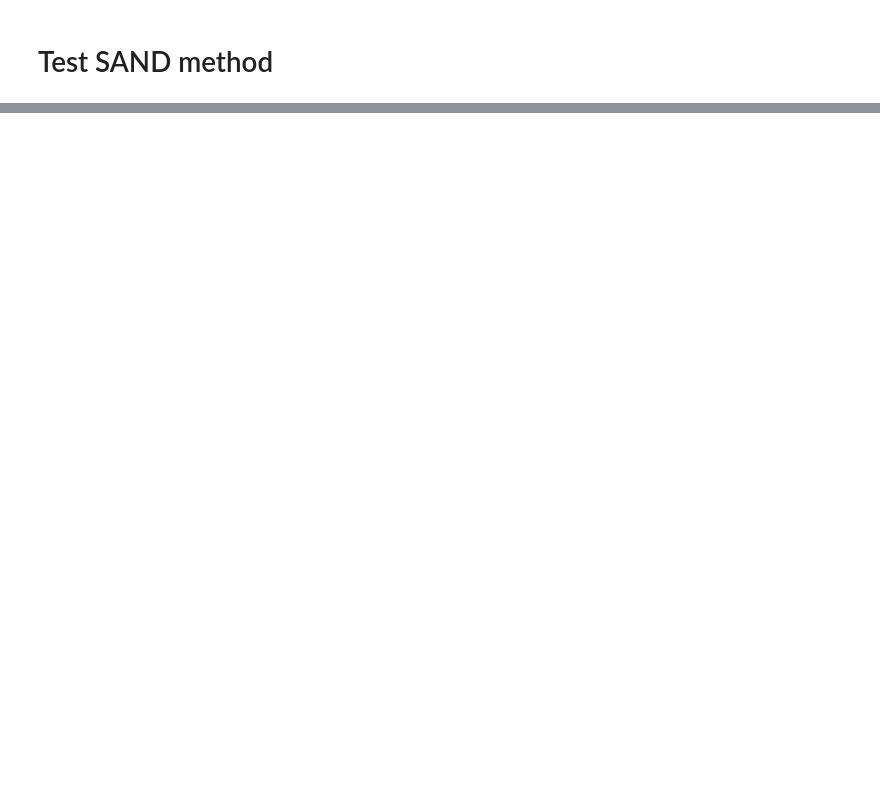
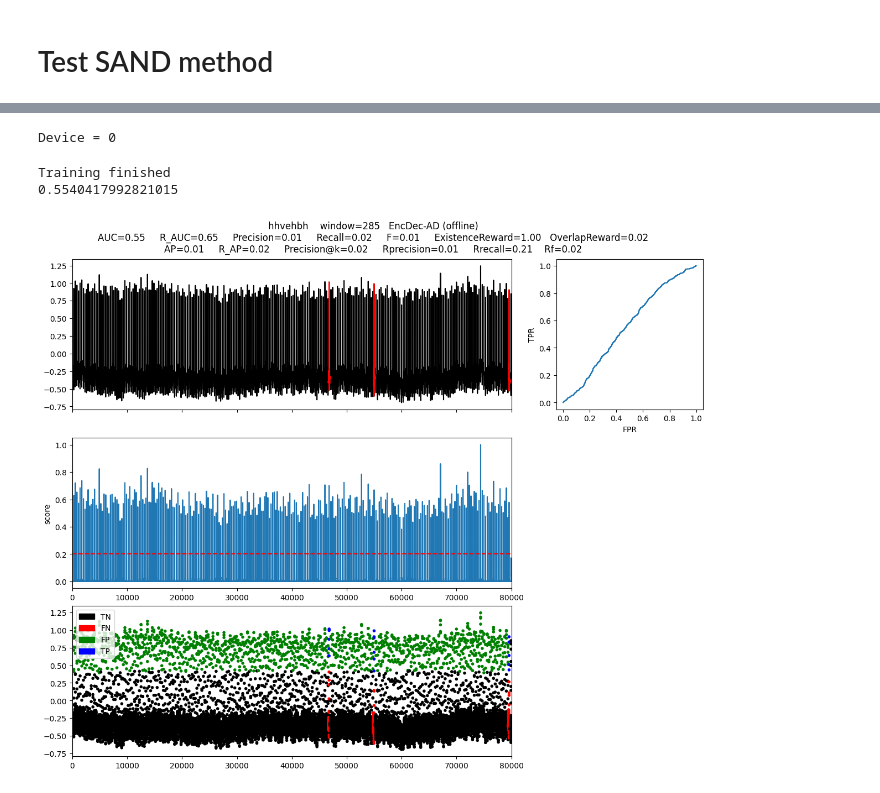
Before and after one commit to ChristinaK97/StreamingTimeSeriesAnomalyDetection, a Jupyter notebook: StreamingAnomalyDetectionNotebook.ipynb, the cells around one changed output, grey strips where cells are left out. Saved outputs shown, nothing was run; the diff lists cells and outputs as text; code cells hidden in the pictures; blank space fills up the shorter version.

Commit message:
Added lstm offline autoencoder (poor performance)

```diff
--- a/StreamingAnomalyDetectionNotebook.ipynb
+++ b/StreamingAnomalyDetectionNotebook.ipynb
@@ -147,0 +222,44 @@ plotFig(data, label, score, slidingWindow, fileName=name, modelName=modelName)
+# %%
+def separate_sets(X, Y, train_perc=0.1, val_perc=0.0):
+    train_idx = int(train_perc * len(X))
+    X_train, Y_train = X[:train_idx].reset_index(drop=True), Y[:train_idx].reset_index(drop=True)
+
+    if val_perc > 0.0:
+        val_idx = int(val_perc * len(X))
+        X_val, Y_val = X[train_idx:train_idx + val_idx].reset_index(drop=True), Y[train_idx:train_idx + val_idx].reset_index(drop=True)
+    else:
+        X_val, Y_val = None, None
+
+    test_idx = train_idx + (val_idx if val_perc > 0.0 else 0)
+    X_test, Y_test = X[test_idx:].reset_index(drop=True), Y[test_idx:].reset_index(drop=True)
+
+    return X_train, Y_train, X_val, Y_val, X_test, Y_test
+# %%
+name = "hhvehbh"
+modelName = "EncDec-AD (offline)"
+device = current_device() if is_available() else None
+print(f"Device = {device}")
+
+X = df[[0]]
+Y = df[1]
+slidingWindow = find_length(X[0])
+X_train, Y_train, X_val, Y_val, X_test, Y_test = separate_sets(X, Y, train_perc=0.2, val_perc=0)
+
+# train
+batch_size = int((slidingWindow // 100) * 100 + 100)
+enc_dec_ad = LSTMED(num_epochs=20, batch_size=batch_size, hidden_size=40, sequence_length=slidingWindow, seed=42, gpu=device)
+enc_dec_ad.fit(X_train)
+print("Training finished")
+
+# test
+score = enc_dec_ad.predict(X_test)
+print(roc_auc_score(Y_test, score))
+
+# show evaluation results
+score = MinMaxScaler(feature_range=(0,1)).fit_transform(score.reshape(-1,1)).ravel()
+plotFig(X_test[0], Y_test, score, slidingWindow, fileName=name, modelName=modelName)
+# %% [output]
+Device = 0
+Training finished
+0.5540417992821015
+[figure, added]
```
Also changed, not shown: parts of 10 cells of this notebook, 3 other files.
